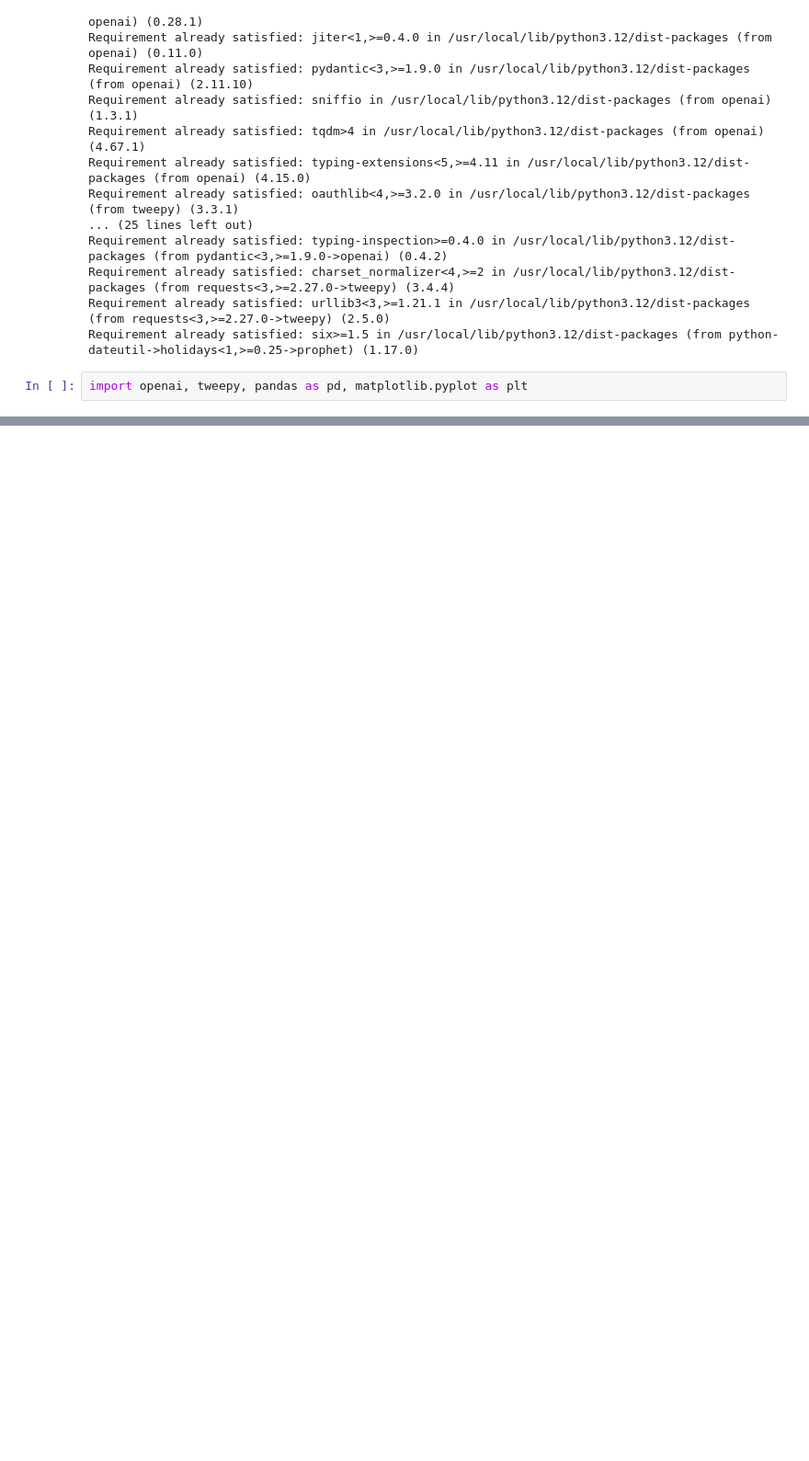
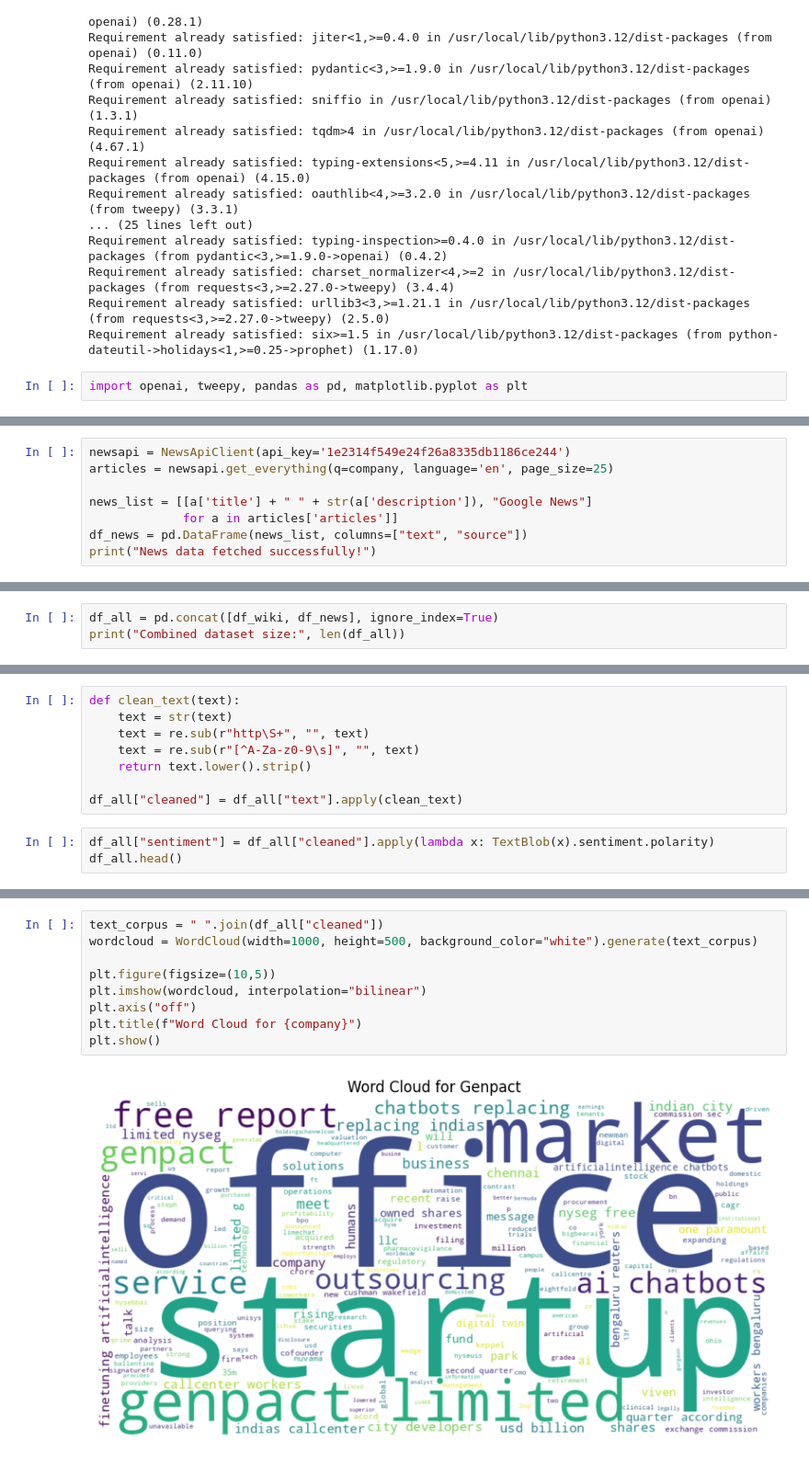
Before and after one commit to janmejay484/real-time-industry-insight-ai, a Jupyter notebook: Realtime_Industry_Insight_AI.ipynb, the cells around one changed output, grey strips where cells are left out. Shown at 92% size. Cells and saved outputs as stored; diff of their text form; blank space fills up the shorter version.

Commit message:
data sourcing and handling from external sources

```diff
--- a/Realtime_Industry_Insight_AI.ipynb
+++ b/Realtime_Industry_Insight_AI.ipynb
@@ -45,0 +98,8 @@ print("✅ Environment ready!")
+# %%
+newsapi = NewsApiClient(api_key='1e2314f549e24f26a8335db1186ce244')
+articles = newsapi.get_everything(q=company, language='en', page_size=25)
+
+news_list = [[a['title'] + " " + str(a['description']), "Google News"]
+             for a in articles['articles']]
+df_news = pd.DataFrame(news_list, columns=["text", "source"])
+print("News data fetched successfully!")
@@ -45,0 +108,3 @@ print("✅ Environment ready!")
+# %%
+df_all = pd.concat([df_wiki, df_news], ignore_index=True)
+print("Combined dataset size:", len(df_all))
@@ -45,0 +113,11 @@ print("✅ Environment ready!")
+# %%
+def clean_text(text):
+    text = str(text)
+    text = re.sub(r"http\S+", "", text)
+    text = re.sub(r"[^A-Za-z0-9\s]", "", text)
+    return text.lower().strip()
+
+df_all["cleaned"] = df_all["text"].apply(clean_text)
+# %%
+df_all["sentiment"] = df_all["cleaned"].apply(lambda x: TextBlob(x).sentiment.polarity)
+df_all.head()
@@ -45,0 +131,11 @@ print("✅ Environment ready!")
+# %%
+text_corpus = " ".join(df_all["cleaned"])
+wordcloud = WordCloud(width=1000, height=500, background_color="white").generate(text_corpus)
+
+plt.figure(figsize=(10,5))
+plt.imshow(wordcloud, interpolation="bilinear")
+plt.axis("off")
+plt.title(f"Word Cloud for {company}")
+plt.show()
+# %% [output]
+[figure, added]
```
Also changed, not shown: parts of 11 cells of this notebook.
